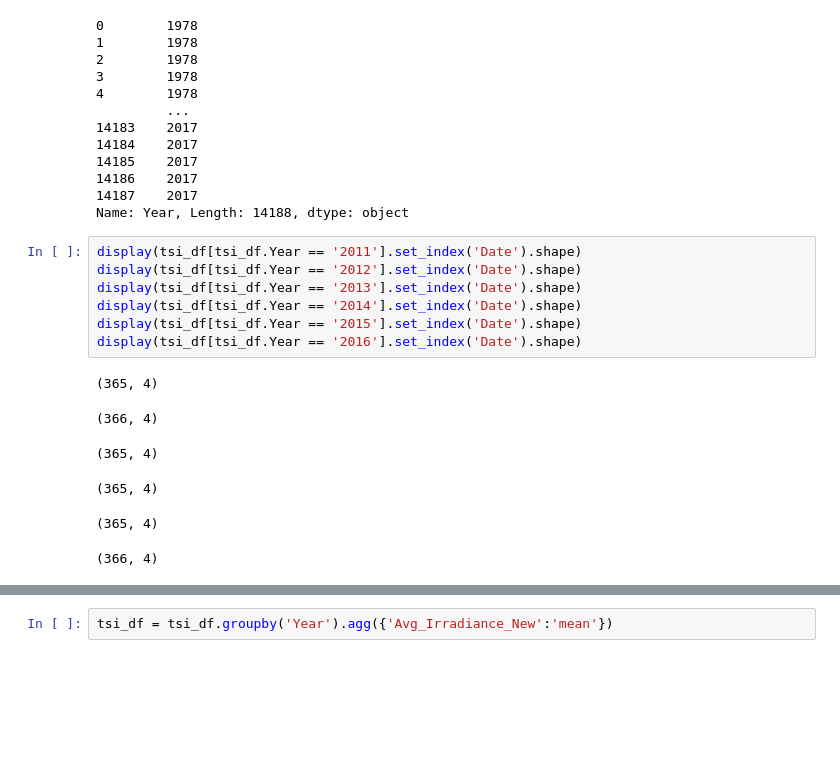
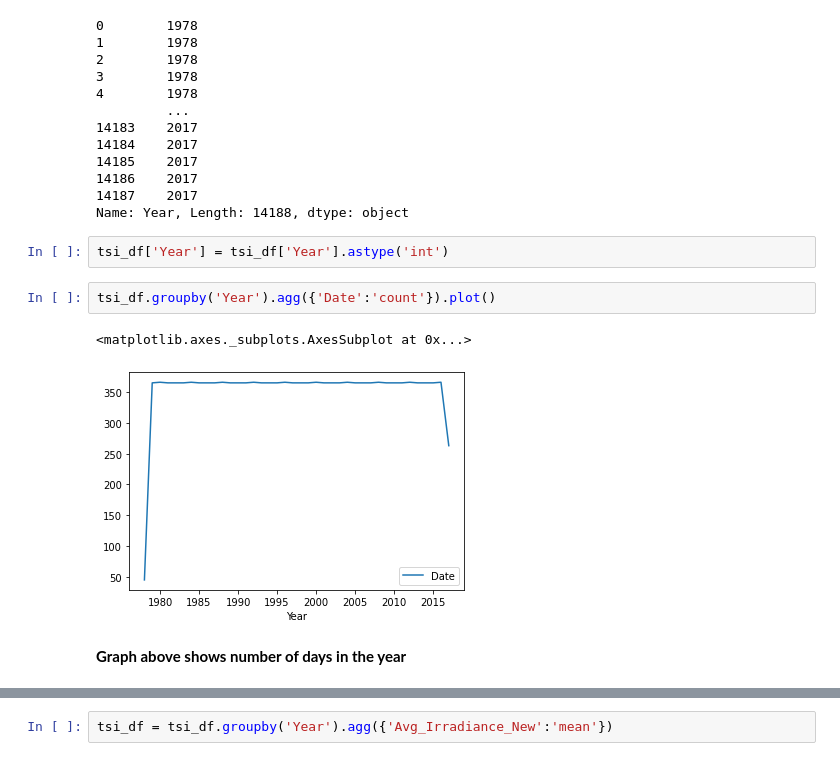
Before and after one commit to ambreen2006/Global-Temperature-Trend, a Jupyter notebook: Global Temperature Trend.ipynb, the cells around one changed output, grey strips where cells are left out. Drawn from its saved outputs; the diff is of its cells as text; blank space fills up the shorter version.

```diff
--- a/Global Temperature Trend.ipynb
+++ b/Global Temperature Trend.ipynb
@@ -383,17 +383,12 @@ tsi_df['Year']
 14186    2017
 14187    2017
 Name: Year, Length: 14188, dtype: object
-# %%
-display(tsi_df[tsi_df.Year == '2011'].set_index('Date').shape)
-display(tsi_df[tsi_df.Year == '2012'].set_index('Date').shape)
-display(tsi_df[tsi_df.Year == '2013'].set_index('Date').shape)
-display(tsi_df[tsi_df.Year == '2014'].set_index('Date').shape)
-display(tsi_df[tsi_df.Year == '2015'].set_index('Date').shape)
-display(tsi_df[tsi_df.Year == '2016'].set_index('Date').shape)
-# %% [output]
-(365, 4)
-(366, 4)
-(365, 4)
-(365, 4)
-(365, 4)
-(366, 4)
+# %%
+tsi_df['Year'] = tsi_df['Year'].astype('int')
+# %%
+tsi_df.groupby('Year').agg({'Date':'count'}).plot()
+# %% [output]
+<matplotlib.axes._subplots.AxesSubplot at 0x...>
+[figure, added]
+# %% [markdown]
+**Graph above shows number of days in the year**
```
Also changed, not shown: parts of 12 cells of this notebook.
